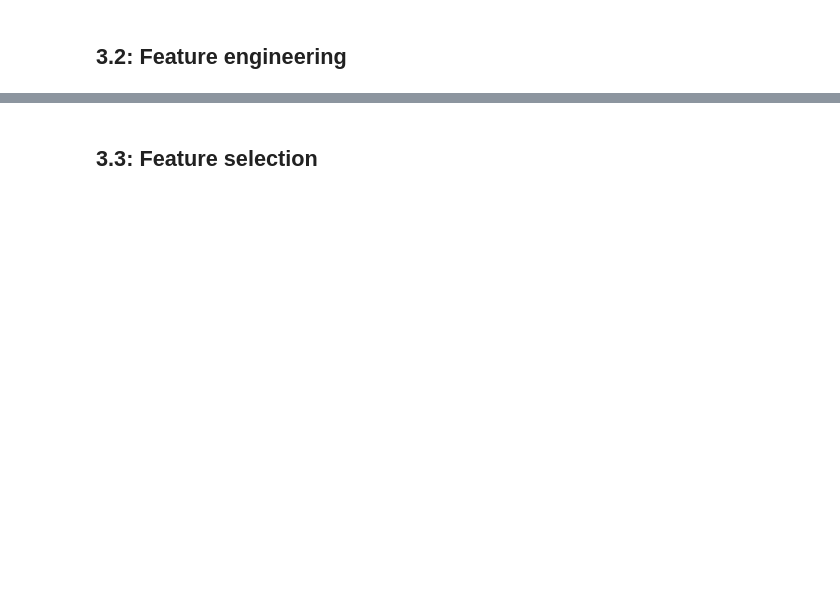
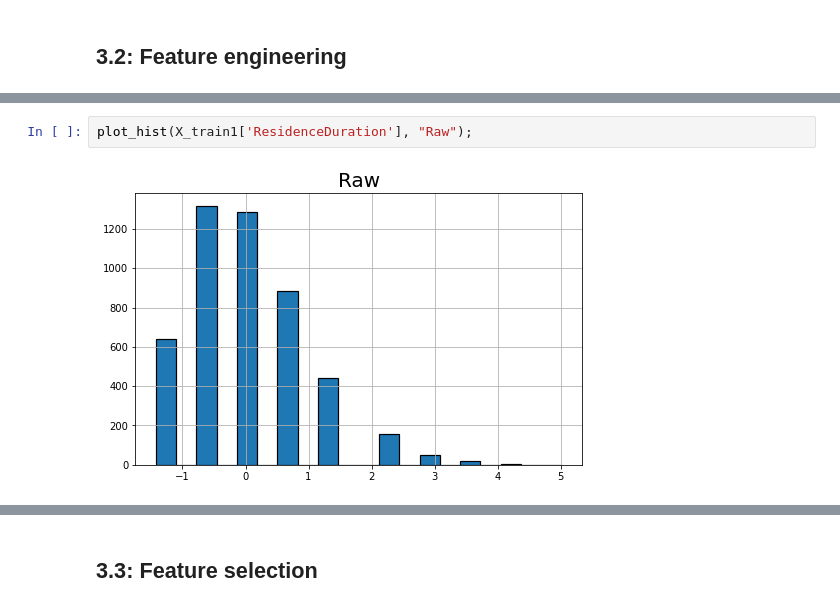
Before and after one commit to Alicexxue/MMA-869, a Jupyter notebook: MMA_MMAB_MMAI_2023_869_Individual_Assignment.ipynb, the cells around one changed output, grey strips where cells are left out. Saved outputs shown, nothing was run; the diff lists cells and outputs as text; blank space fills up the shorter version.

```diff
--- a/MMA_MMAB_MMAI_2023_869_Individual_Assignment.ipynb
+++ b/MMA_MMAB_MMAI_2023_869_Individual_Assignment.ipynb
@@ -828,0 +874,4 @@ df3
+# %%
+plot_hist(X_train1['ResidenceDuration'], "Raw");
+# %% [output]
+[figure, added]
```
Also changed, not shown: parts of 64 cells of this notebook.
